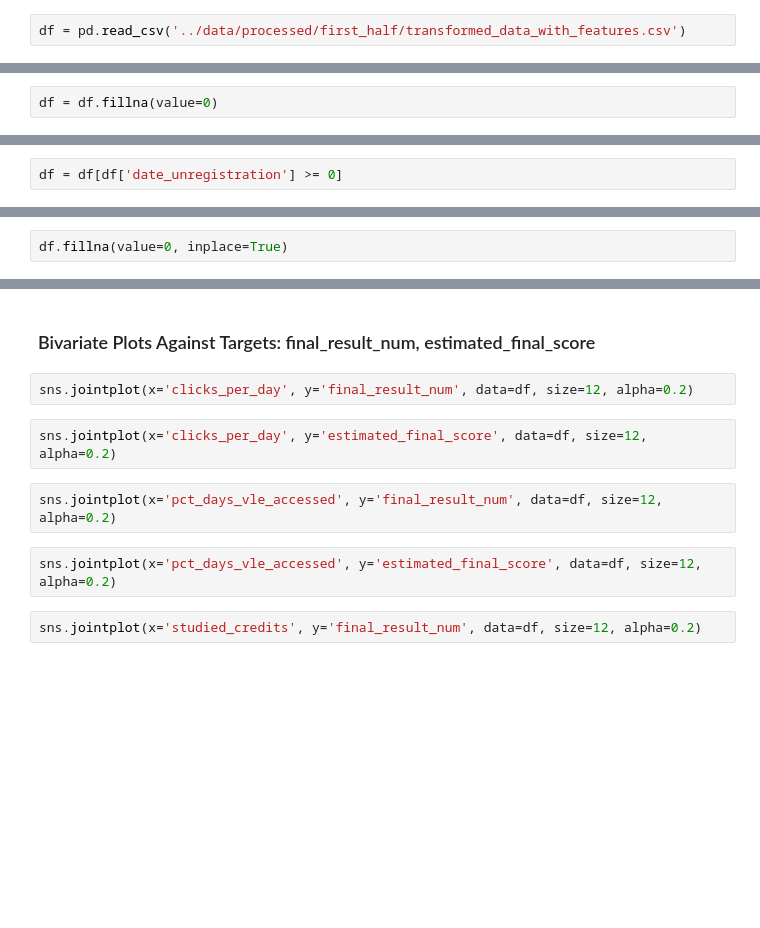
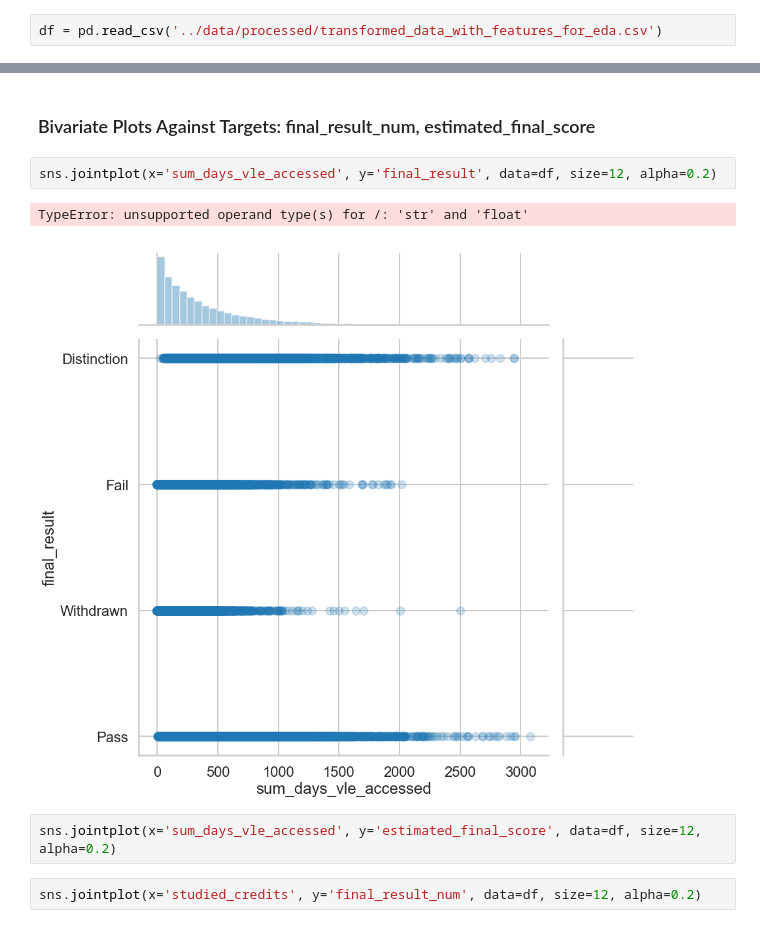
Before and after one commit to jeremymiller00/Predicting-Success-in-Online-Education, a Jupyter notebook: notebooks/features_eda.ipynb, the cells around one changed output, grey strips where cells are left out. Saved outputs shown, nothing was run; the diff lists cells and outputs as text; blank space fills up the shorter version.

```diff
--- a/notebooks/features_eda.ipynb
+++ b/notebooks/features_eda.ipynb
@@ -50,2 +26,2 @@ def scale_subset(df, columns):
 # %%
-df = pd.read_csv('../data/processed/first_half/transformed_data_with_features.csv')
+df = pd.read_csv('../data/processed/transformed_data_with_features_for_eda.csv')
@@ -82,2 +27,0 @@ df['days_early_first_assessment'].isna().sum()
-# %%
-df = df.fillna(value=0)
@@ -86,2 +27,0 @@ df.shape
-# %%
-df = df[df['date_unregistration'] >= 0]
@@ -153,2 +27,0 @@ df[(df['date_unregistration'].isnull())].shape
-# %%
-df.fillna(value=0, inplace=True)
@@ -161,13 +50,12 @@ df.columns
 # %% [markdown]
 ### Bivariate Plots Against Targets: final_result_num, estimated_final_score
 # %%
-sns.jointplot(x='clicks_per_day', y='final_result_num', data=df, size=12, alpha=0.2)
+sns.jointplot(x='sum_days_vle_accessed', y='final_result', data=df, size=12, alpha=0.2)
+# %% [output]
+TypeError: unsupported operand type(s) for /: 'str' and 'float'
+[figure, added]
 # %%
-sns.jointplot(x='clicks_per_day', y='estimated_final_score', data=df, size=12, alpha=0.2)
+sns.jointplot(x='sum_days_vle_accessed', y='estimated_final_score', data=df, size=12, alpha=0.2)
-# %%
-sns.jointplot(x='pct_days_vle_accessed', y='final_result_num', data=df, size=12, alpha=0.2)
-# %%
-sns.jointplot(x='pct_days_vle_accessed', y='estimated_final_score', data=df, size=12, alpha=0.2)
 # %%
 sns.jointplot(x='studied_credits', y='final_result_num', data=df, size=12, alpha=0.2)
 # %%
```
Also changed, not shown: parts of 37 cells of this notebook, 4 other files.
